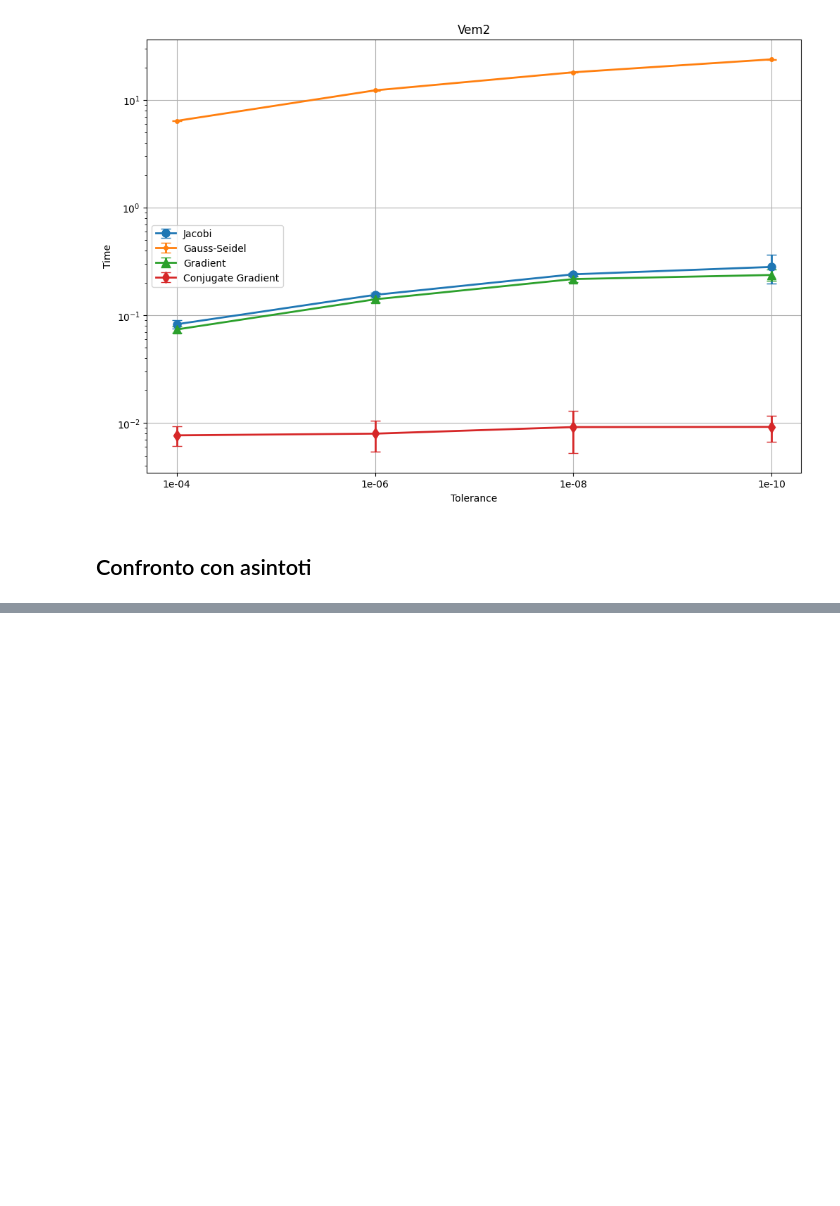
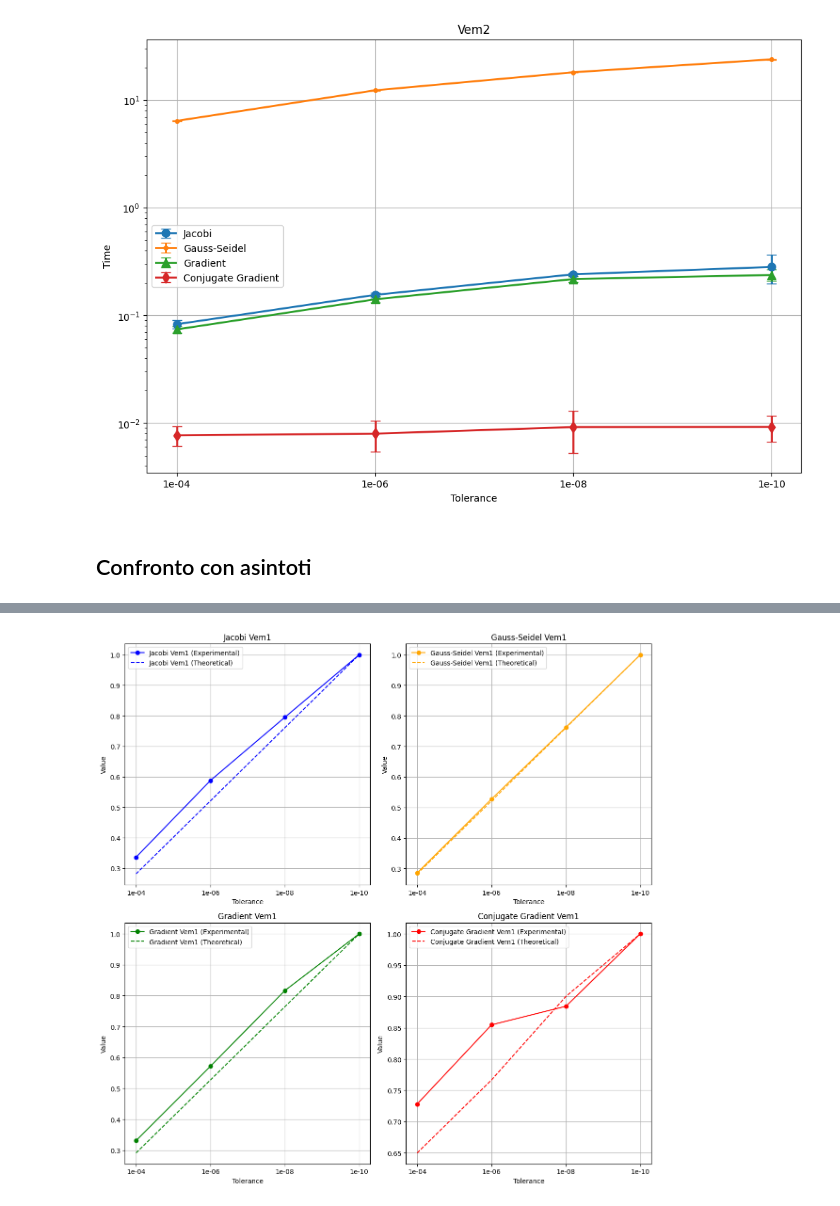
Before and after one commit to simone-vendramini/metodi_calcolo_scientifico, a Jupyter notebook: compare_results_1bis.ipynb, the cells around one changed output, grey strips where cells are left out. Saved outputs shown, nothing was run; the diff lists cells and outputs as text; code cells hidden in the pictures; blank space fills up the shorter version.

```diff
--- a/compare_results_1bis.ipynb
+++ b/compare_results_1bis.ipynb
@@ -340,0 +386,19 @@ def plot_asymptote_graph(our_time, asymptote, title, color):
+# %%
+data = [
+    (vem1_jacobi_y, jacobi_asymptotes[2], 'Jacobi Vem1', 'blue'),
+    (vem1_gauss_seidel_y, gauss_asymptotes[2], 'Gauss-Seidel Vem1', 'orange'),
+    (vem1_gradient_y, gradient_asymptotes[2], 'Gradient Vem1', 'green'),
+    (vem1_conjugate_gradient_y, conj_asymptotes[2], 'Conjugate Gradient Vem1', 'red')
+]
+
+fig, axs = plt.subplots(2, 2, figsize=(12, 12))
+
+for ax, (our_time, asymptote, title, color) in zip(axs.flat, data):
+    plot_asymptote_graph(ax, tols, our_time, asymptote, title, color)
+
+# Adjust layout and save the plot
+plt.tight_layout()
+plt.savefig("graphs/theoretical_comparison_vem1.png")
+plt.show()
+# %% [output]
+[figure, added]
```
Also changed, not shown: parts of 8 cells of this notebook, 16 other files.
